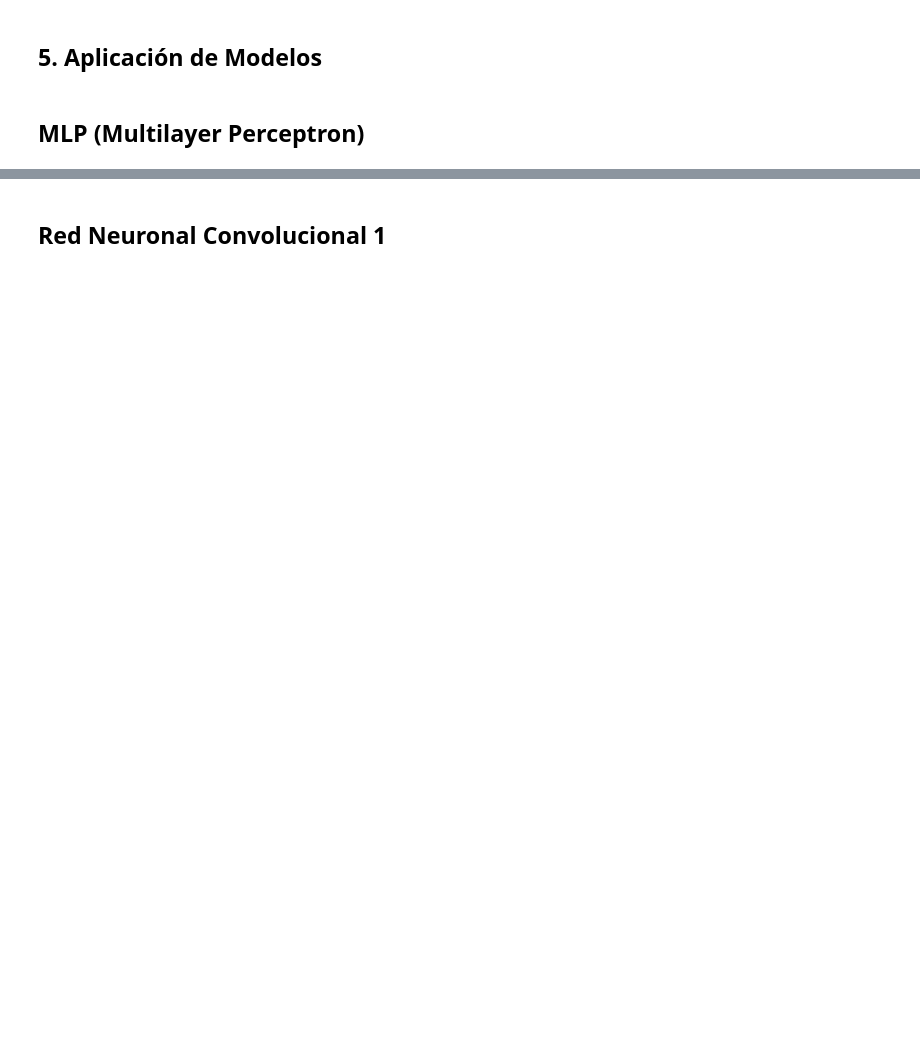
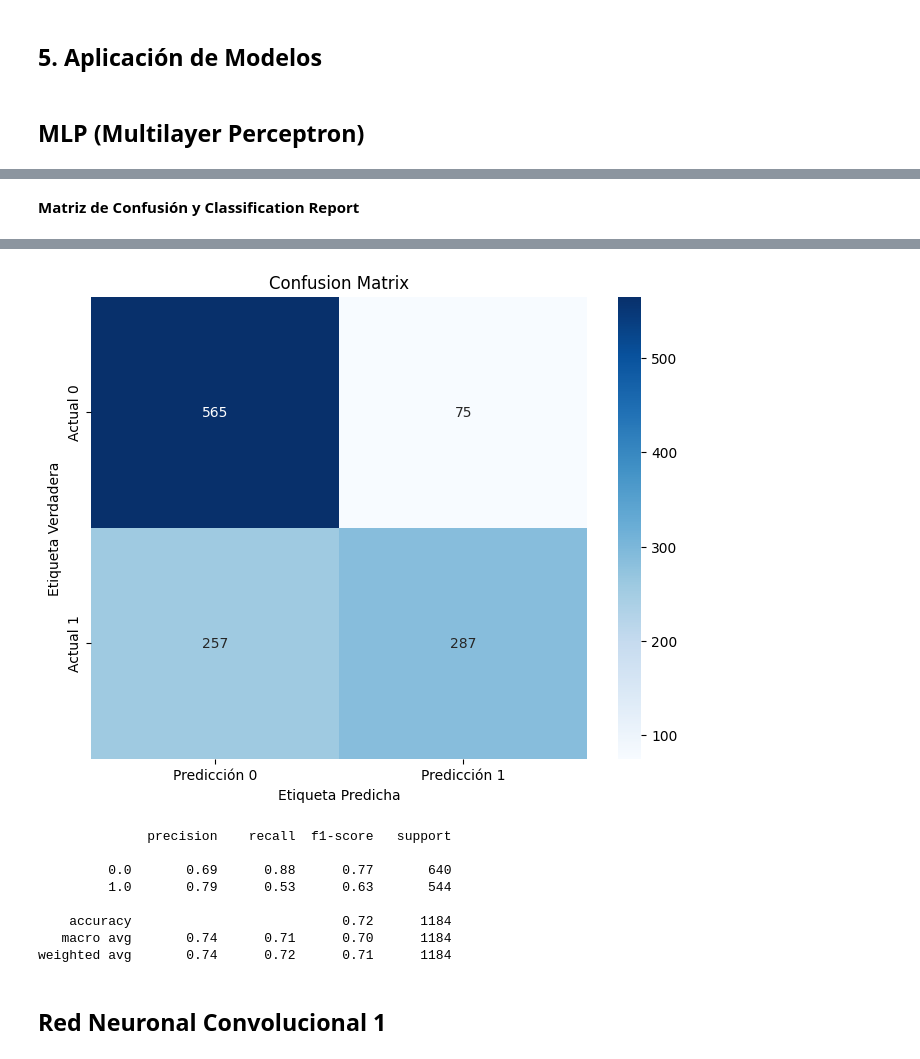
Before and after one commit to DiegoLeonG96/Tarea2_MLA, a Jupyter notebook: Tarea_2_MLA.ipynb, the cells around one changed output, grey strips where cells are left out. Drawn from its saved outputs; the diff is of its cells as text; code cells hidden in the pictures; blank space fills up the shorter version.

Commit message:
Se agregan Matriz de Confusión y Classification Reports a cada uno de los modelos

```diff
--- a/Tarea_2_MLA.ipynb
+++ b/Tarea_2_MLA.ipynb
@@ -275,0 +254,22 @@ AUC del modelo: 0.7329
+# %% [markdown]
+**Matriz de Confusión y Classification Report**
+# %%
+# Predicción sobre test
+y_pred = model_mlp.predict(X_test_flattened)
+y_pred_classes = (y_pred > 0.5).astype(int) # Convertimos probabilidades a clases
+# Matriz de confusión
+cm = confusion_matrix(y_test, y_pred_classes)
+
+# Plot matriz de confusión
+plt.figure(figsize=(8, 6))
+sns.heatmap(cm, annot=True, fmt='d', cmap='Blues',
+            xticklabels=['Predicción 0', 'Predicción 1'],
+            yticklabels=['Actual 0', 'Actual 1'])
+plt.title('Confusion Matrix')
+plt.xlabel('Etiqueta Predicha')
+plt.ylabel('Etiqueta Verdadera')
+plt.show()
+
+# Imprimir classification report
+print(classification_report(y_test, y_pred_classes))
+# %% [output]
@@ -276,3 +277,12 @@ AUC del modelo: 0.7329
+[figure, added]
+              precision    recall  f1-score   support
+
+         0.0       0.69      0.88      0.77       640
+         1.0       0.79      0.53      0.63       544
+
+    accuracy                           0.72      1184
+   macro avg       0.74      0.71      0.70      1184
+weighted avg       0.74      0.72      0.71      1184
 # %% [markdown]
 ## Red Neuronal Convolucional 1
 # %%
```
Also changed, not shown: parts of 31 cells of this notebook.
